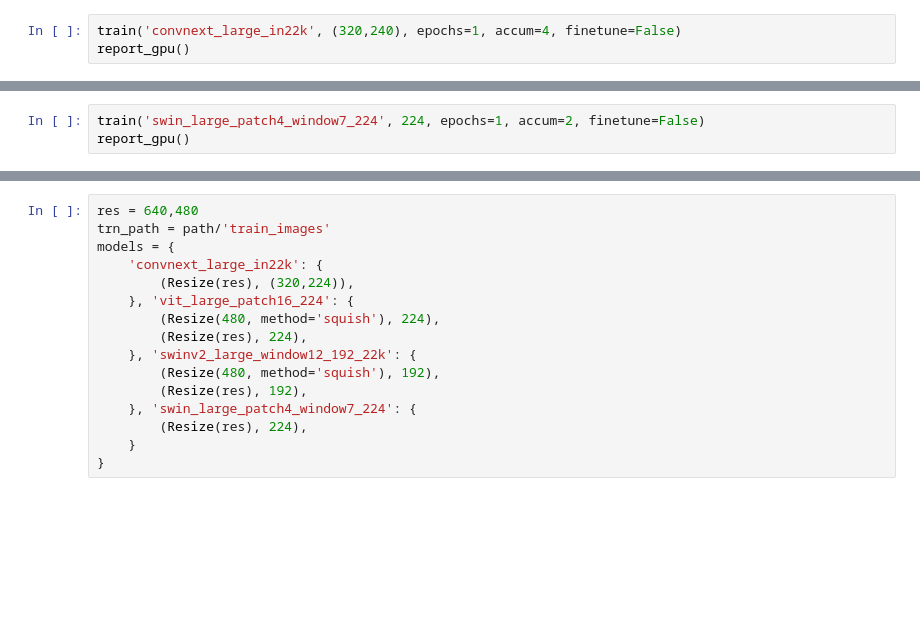
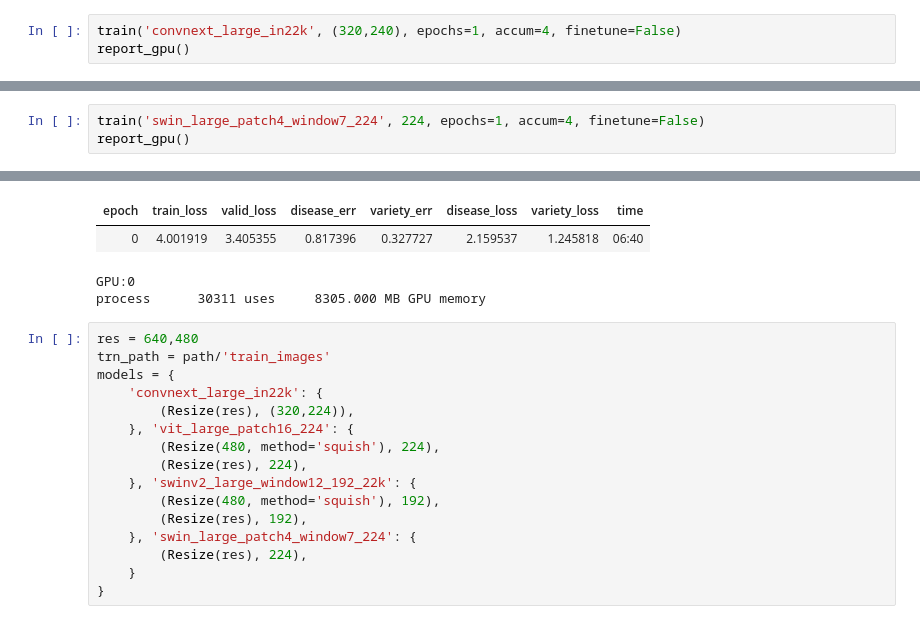
Before and after one commit to sayanbanerjee32/paddy_comp_with_jhoward, a Jupyter notebook: multi_target.ipynb, the cells around one changed output, grey strips where cells are left out. Drawn from its saved outputs; the diff is of its cells as text; blank space fills up the shorter version.

```diff
--- a/multi_target.ipynb
+++ b/multi_target.ipynb
@@ -205,3 +211,4 @@ report_gpu()
 # %%
-train('swin_large_patch4_window7_224', 224, epochs=1, accum=2, finetune=False)
+train('swin_large_patch4_window7_224', 224, epochs=1, accum=4, finetune=False)
 report_gpu()
+# %% [output]
@@ -208,3 +216,7 @@ report_gpu()
+| epoch | train_loss | valid_loss | disease_err | variety_err | disease_loss | variety_loss | time |
+| 0 | 4.001919 | 3.405355 | 0.817396 | 0.327727 | 2.159537 | 1.245818 | 06:40 |
+GPU:0
+process      30311 uses     8305.000 MB GPU memory
 # %%
 res = 640,480
 trn_path = path/'train_images'
```
Also changed, not shown: parts of 15 cells of this notebook.
